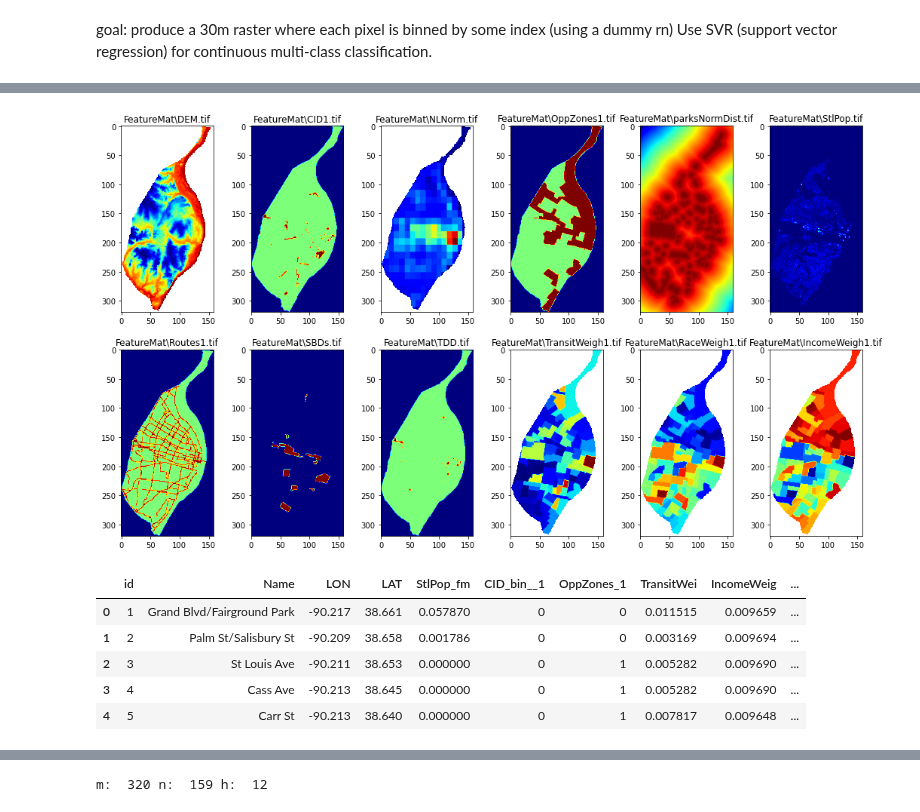
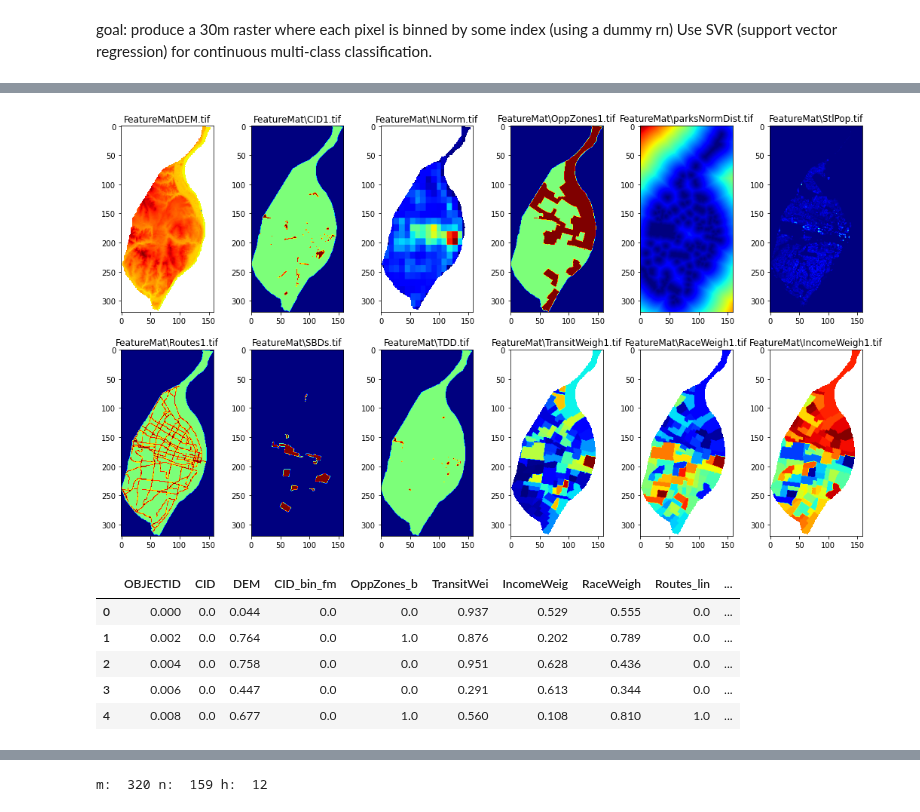
Before and after one commit to juliatompkins/trio-capstone, a Jupyter notebook: rf/rf Classification dupe.ipynb, the cells around one changed output, grey strips where cells are left out. Saved outputs shown, nothing was run; the diff lists cells and outputs as text; code cells hidden in the pictures.

```diff
--- a/rf/rf Classification dupe.ipynb
+++ b/rf/rf Classification dupe.ipynb
@@ -54,6 +62,7 @@ td_df = pd.DataFrame(td_gdf)
 # %%
 import rasterio
 import numpy as np
+from sklearn.preprocessing import StandardScaler
 
 # List of raster file paths
 raster_files = [
@@ -76,7 +85,7 @@ arrays = []
 
 # Loop through each raster file and read it as an array
 for file_path in raster_files:
-    with rasterio.open(file_path,dtype = 'float32') as src:
+    with rasterio.open(file_path, dtype='float32') as src:
         arr = src.read(1)  # Assuming you want to read the first band (index 0)
         if "StlPop" in file_path:
             arr[np.isnan(arr)] = 0
@@ -84,3 +93,17 @@ for file_path in raster_files:
 
 # Concatenate the arrays along the third axis (axis=2) to create an nxmx10 array
 feature_mat = np.stack(arrays, axis=2)
+
+# Reshape the feature matrix to 2D for StandardScaler
+reshaped_feature_mat = feature_mat.reshape(-1, feature_mat.shape[2])
+
+# Initialize StandardScaler and fit_transform the reshaped feature matrix
+scaler = StandardScaler()
+scaled_feature_mat = scaler.fit_transform(reshaped_feature_mat)
+
+# Reshape the scaled feature matrix back to its original shape
+scaled_feature_mat = scaled_feature_mat.reshape(feature_mat.shape)
+
+# Verify the shape and data type of the scaled feature matrix
+print("Shape of the scaled feature matrix:", scaled_feature_mat.shape)
+print("Data type of the scaled feature matrix:", scaled_feature_mat.dtype)
@@ -133,18 +147,18 @@ Mean value of the modified array: nan
 # %%
 # Plot Classified Image
 fig, ax = plt.subplots(nrows=2, ncols=6, figsize=(18,10))
 ax0, ax1, ax2, ax3, ax4, ax5, ax6, ax7, ax8, ax9, ax10, ax11 = ax.flatten()
 axArr = ax.flatten()
 ax_index = 0
 
 for i in range(12):
-    axArr[ax_index].imshow(feature_mat[:, :, i], cmap='jet')
+    axArr[ax_index].imshow(scaled_feature_mat[:, :, i], cmap='jet')
     axArr[ax_index].set_title(raster_files[i])
     ax_index += 1
 
 plt.show()
 # %% [output]
-[figure, old version]
+[figure, new version]
 # %%
 from sklearn import metrics
 from sklearn.svm import SVR
@@ -156,24 +180,25 @@ import numpy as np
 
 # Extract the specified columns from td_df
 selected_columns = ['IncomeWeig', 'RaceWeigh', 'TransitWei']
-
+td_df.drop(columns = ['CID'])
 # Add the values of 'IncomeWeigh', 'RaceWeigh', and 'TransitWei' element-wise
-sum_row = td_df[['IncomeWeig', 'RaceWeigh', 'TransitWei']].sum(axis=1)
+sum_row = td_df[['CID_bin_fm', 'OppZones_b', 'TDD_lin_Cl','SBDs_bin_f']].sum(axis=1)
 
 # Append the sum row to td_df
 td_df['Labels'] = sum_row.values
-
+#td_df['Labels'] = np.ones(500)
+#td_df = td_df.drop(columns = 'CID')
 # Reset the index to ensure it's continuous
 td_df.reset_index(drop=True, inplace=True)
 
 td_df.head()
 # %% [output]
-|  | id | Name | LON | LAT | StlPop_fm | CID_bin__1 | OppZones_1 | TransitWei | IncomeWeig | ... |
-| 0 | 1 | Grand Blvd/Fairground Park | -90.217 | 38.661 | 0.057870 | 0 | 0 | 0.011515 | 0.009659 | ... |
-| 1 | 2 | Palm St/Salisbury St | -90.209 | 38.658 | 0.001786 | 0 | 0 | 0.003169 | 0.009694 | ... |
-| 2 | 3 | St Louis Ave | -90.211 | 38.653 | 0.000000 | 0 | 1 | 0.005282 | 0.009690 | ... |
-| 3 | 4 | Cass Ave | -90.213 | 38.645 | 0.000000 | 0 | 1 | 0.005282 | 0.009690 | ... |
-| 4 | 5 | Carr St | -90.213 | 38.640 | 0.000000 | 0 | 1 | 0.007817 | 0.009648 | ... |
+|  | OBJECTID | CID | DEM | CID_bin_fm | OppZones_b | TransitWei | IncomeWeig | RaceWeigh | Routes_lin | ... |
+| 0 | 0.000 | 0.0 | 0.044 | 0.0 | 0.0 | 0.937 | 0.529 | 0.555 | 0.0 | ... |
+| 1 | 0.002 | 0.0 | 0.764 | 0.0 | 1.0 | 0.876 | 0.202 | 0.789 | 0.0 | ... |
+| 2 | 0.004 | 0.0 | 0.758 | 0.0 | 0.0 | 0.951 | 0.628 | 0.436 | 0.0 | ... |
+| 3 | 0.006 | 0.0 | 0.447 | 0.0 | 0.0 | 0.291 | 0.613 | 0.344 | 0.0 | ... |
+| 4 | 0.008 | 0.0 | 0.677 | 0.0 | 1.0 | 0.560 | 0.108 | 0.810 | 1.0 | ... |
 # %%
 pd.set_option('display.max_rows', None)
 pd.set_option('display.max_columns', 100)
```
Also changed, not shown: parts of 14 cells of this notebook, 17 other files.
